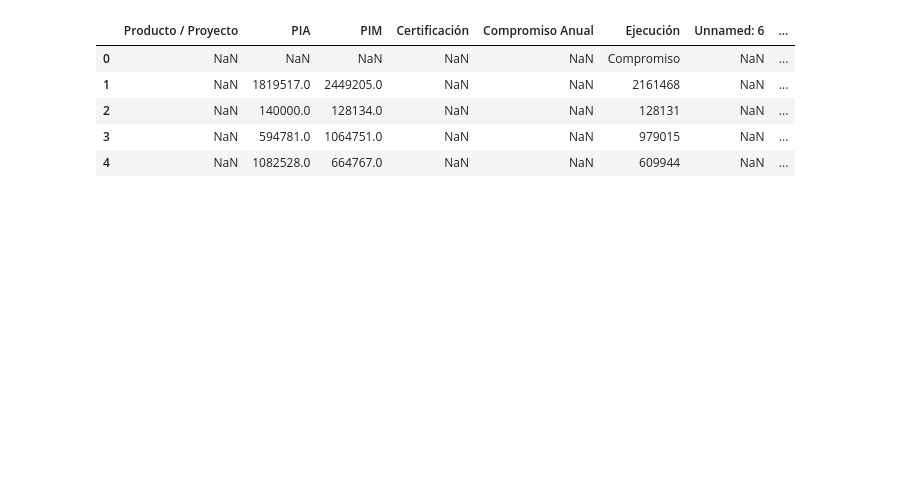
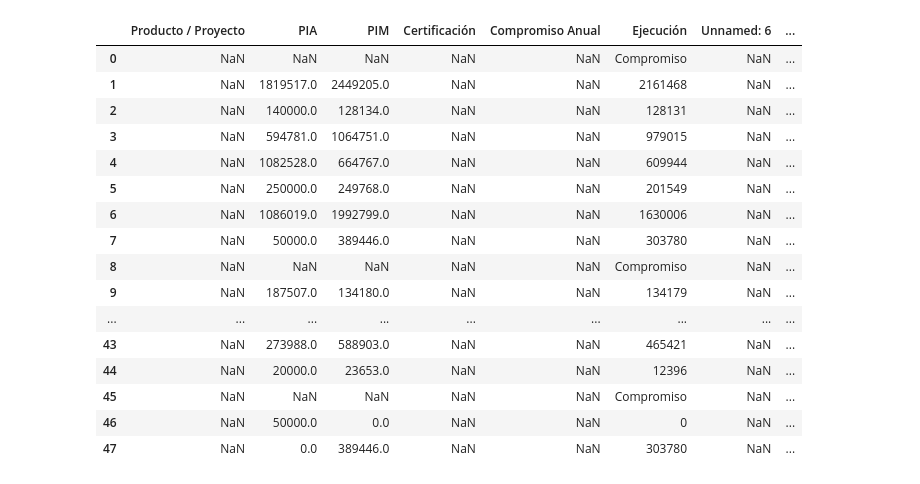
Before and after one commit to M21x1/PipeLiningEverythingProjetcs, a Jupyter notebook: consultaAmigable_pipeline/writeUp_mef/exploring_data_writeup.ipynb, the cells around one changed output. Cells and saved outputs as stored; diff of their text form; code cells hidden in the pictures; blank space fills up the shorter version.

```diff
--- a/consultaAmigable_pipeline/writeUp_mef/exploring_data_writeup.ipynb
+++ b/consultaAmigable_pipeline/writeUp_mef/exploring_data_writeup.ipynb
@@ -6,14 +7,16 @@ from pathlib import Path
 # %%
 def load_file_with_dynamic_header(file_path):
-    # Read raw file without headers
+    # It reads raw file without headers
     raw_df = pd.read_excel(file_path, header=None)
 
     header_keywords = [
         "actividad/proyecto",
+        "producto / proyecto",
         "pia",
         "pim"
     ]
 
+    # This detects header row
     matches = raw_df.apply(
         lambda row: any(
             row.astype(str)
@@ -26,12 +29,30 @@ def load_file_with_dynamic_header(file_path):
     )
 
     if not matches.any():
-        raise ValueError(f"No header row containing 'Funcion' found in {file_path}")
+        raise ValueError(f"No header row found in {file_path}")
 
     header_row_idx = matches.idxmax()
 
+    # --------------------------------------------------
+    # This extracts ONLY first column for Funcion
+    # --------------------------------------------------
+    funcion_value = None
+    funcion_pattern = re.compile(r"^funci[oó]n\s*\d+", re.IGNORECASE)
+
+    for i in range(header_row_idx):
+        cell_value = raw_df.iloc[i, 0]  # 👈 ONLY COLUMN A
+        if isinstance(cell_value, str) and funcion_pattern.search(cell_value):
+            funcion_value = cell_value.strip()
+            break
+
     # Reload file using detected header
-    return pd.read_excel(file_path, skiprows=header_row_idx)
+    df = pd.read_excel(file_path, skiprows=header_row_idx)
+
+    # Add propagated column
+    df["Responsabilidad funcional"] = funcion_value
+
+    return df
+
 
 
 def load_spending_data_for_year(base_dir, year):
@@ -43,14 +64,11 @@ def load_spending_data_for_year(base_dir, year):
 
     dfs = []
 
-    for file in year_folder.glob(f"*.xlsx"): # for file in year_folder.glob("*.xlsx"):
-        filename = file.stem  # filename without .xlsx
+    for file in year_folder.glob("*.xlsx"):
+        filename = file.stem
         parts = filename.split("_")
 
-        # Function extraction logic
-        # Examples:
-        # MPCT_FUNCION_2009 → general
-        # MPCT_FUNCION_2009_SALUD → salud
+        # Function from filename (technical)
         if len(parts) <= 3:
             function = "general"
         else:
@@ -61,7 +79,7 @@ def load_spending_data_for_year(base_dir, year):
 
             # Traceability fields
             df["year"] = int(year)
-            df["function"] = function
+            #df["function"] = function
             df["source_file"] = file.name
 
             dfs.append(df)
@@ -76,13 +94,24 @@ def load_spending_data_for_year(base_dir, year):
 # %%
 df_2007 = load_spending_data_for_year(r"D:\cg_inter_stuff\Data_engineer\PipeLiningEverythingProjetcs\consultaAmigable_pipeline\dev\spending_data", 2007)
 
 
-df_2007.head()
+df_2007
 # %% [output]
 |  | Producto / Proyecto | PIA | PIM | Certificación | Compromiso Anual | Ejecución | Unnamed: 6 | ... |
 | 0 | NaN | NaN | NaN | NaN | NaN | Compromiso | NaN | ... |
 | 1 | NaN | 1819517.0 | 2449205.0 | NaN | NaN | 2161468 | NaN | ... |
 | 2 | NaN | 140000.0 | 128134.0 | NaN | NaN | 128131 | NaN | ... |
 | 3 | NaN | 594781.0 | 1064751.0 | NaN | NaN | 979015 | NaN | ... |
 | 4 | NaN | 1082528.0 | 664767.0 | NaN | NaN | 609944 | NaN | ... |
+| 5 | NaN | 250000.0 | 249768.0 | NaN | NaN | 201549 | NaN | ... |
+| 6 | NaN | 1086019.0 | 1992799.0 | NaN | NaN | 1630006 | NaN | ... |
+| 7 | NaN | 50000.0 | 389446.0 | NaN | NaN | 303780 | NaN | ... |
+| 8 | NaN | NaN | NaN | NaN | NaN | Compromiso | NaN | ... |
+| 9 | NaN | 187507.0 | 134180.0 | NaN | NaN | 134179 | NaN | ... |
+| ... | ... | ... | ... | ... | ... | ... | ... | ... |
+| 43 | NaN | 273988.0 | 588903.0 | NaN | NaN | 465421 | NaN | ... |
+| 44 | NaN | 20000.0 | 23653.0 | NaN | NaN | 12396 | NaN | ... |
+| 45 | NaN | NaN | NaN | NaN | NaN | Compromiso | NaN | ... |
+| 46 | NaN | 50000.0 | 0.0 | NaN | NaN | 0 | NaN | ... |
+| 47 | NaN | 0.0 | 389446.0 | NaN | NaN | 303780 | NaN | ... |
 # %%
```
Also changed, not shown: parts of 11 cells of this notebook.
